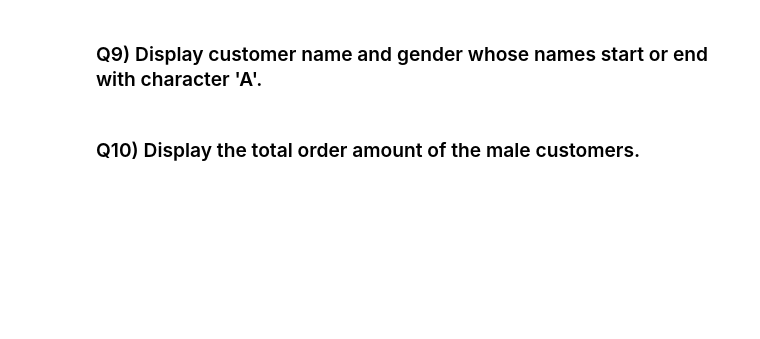
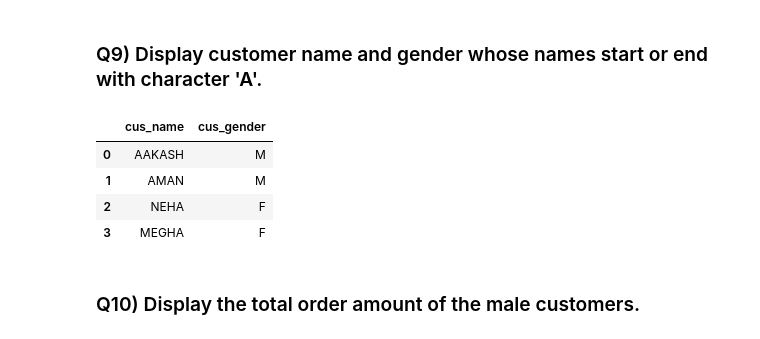
Before and after one commit to tarangini-shetty/tarangini_Lab1_PythonforDS, a Jupyter notebook: Lab_Session-E-Commerce.ipynb, the cells around one changed output. Drawn from its saved outputs; the diff is of its cells as text; code cells hidden in the pictures; blank space fills up the shorter version.

```diff
--- a/Lab_Session-E-Commerce.ipynb
+++ b/Lab_Session-E-Commerce.ipynb
@@ -300,4 +375,16 @@ connection.commit()
 # %% [markdown]
 ### Q9) Display customer name and gender whose names start or end with character 'A'.
+# %%
+query9 = """select cus_name, cus_gender from customer where cus_name like 'A%' or cus_name like '%A' """
+cursorobject.execute(query9)
+output = cursorobject.fetchall()
+output_df = pd.DataFrame(output, columns = ['cus_name','cus_gender'])
+output_df
+# %% [output]
+|  | cus_name | cus_gender |
+| 0 | AAKASH | M |
+| 1 | AMAN | M |
+| 2 | NEHA | F |
+| 3 | MEGHA | F |
 # %% [markdown]
 ### Q10) Display the total order amount of the male customers.
```
Also changed, not shown: parts of 9 cells of this notebook.
